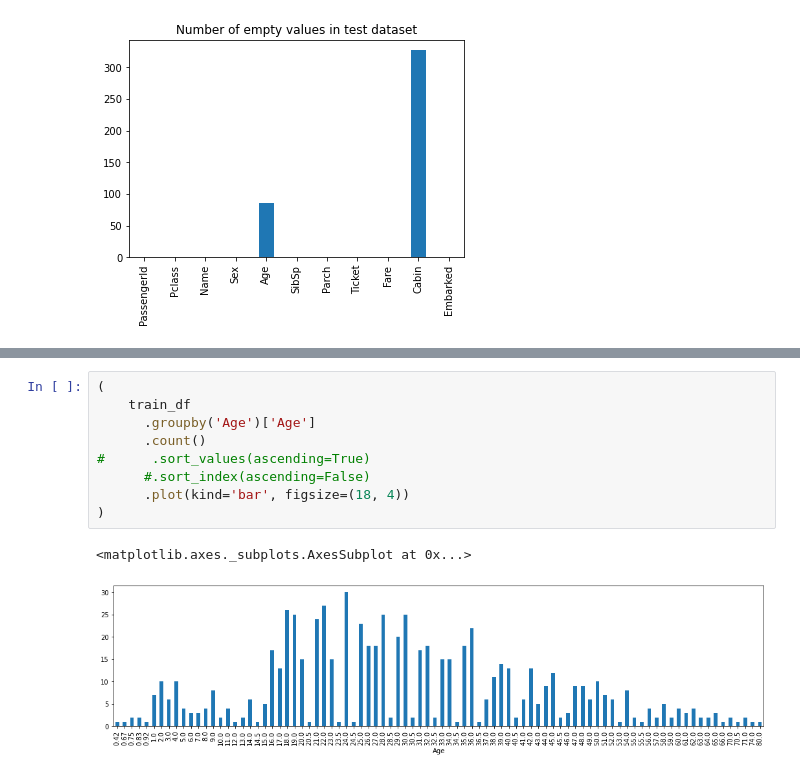
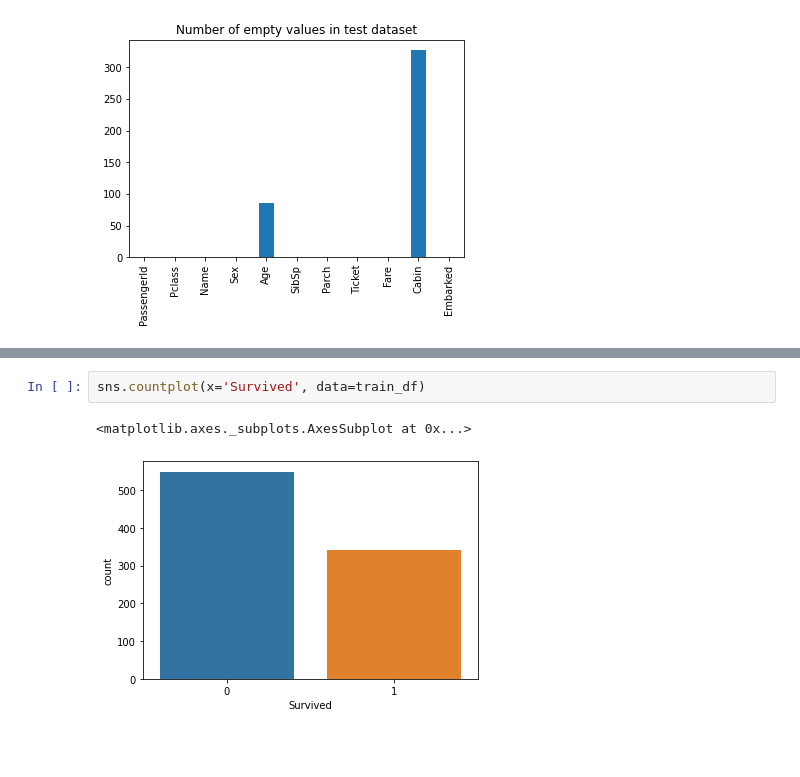
Before and after one commit to katsuba-mikhail/learn-kaggle, a Jupyter notebook: Kaggle_Titanic.ipynb, the cells around one changed output, grey strips where cells are left out. Cells and saved outputs as stored; diff of their text form; blank space fills up the shorter version.

```diff
--- a/Kaggle_Titanic.ipynb
+++ b/Kaggle_Titanic.ipynb
@@ -251,12 +258,5 @@ train_df[train_df['Age'].isnull()].head()
-# %%
-(
-    train_df
-      .groupby('Age')['Age']
-      .count()
-#      .sort_values(ascending=True)
-      #.sort_index(ascending=False)
-      .plot(kind='bar', figsize=(18, 4))
-)
-# %% [output]
-<matplotlib.axes._subplots.AxesSubplot at 0x...>
-[figure, removed]
+# %%
+sns.countplot(x='Survived', data=train_df)
+# %% [output]
+<matplotlib.axes._subplots.AxesSubplot at 0x...>
+[figure, added]
```
Also changed, not shown: parts of 14 cells of this notebook.
